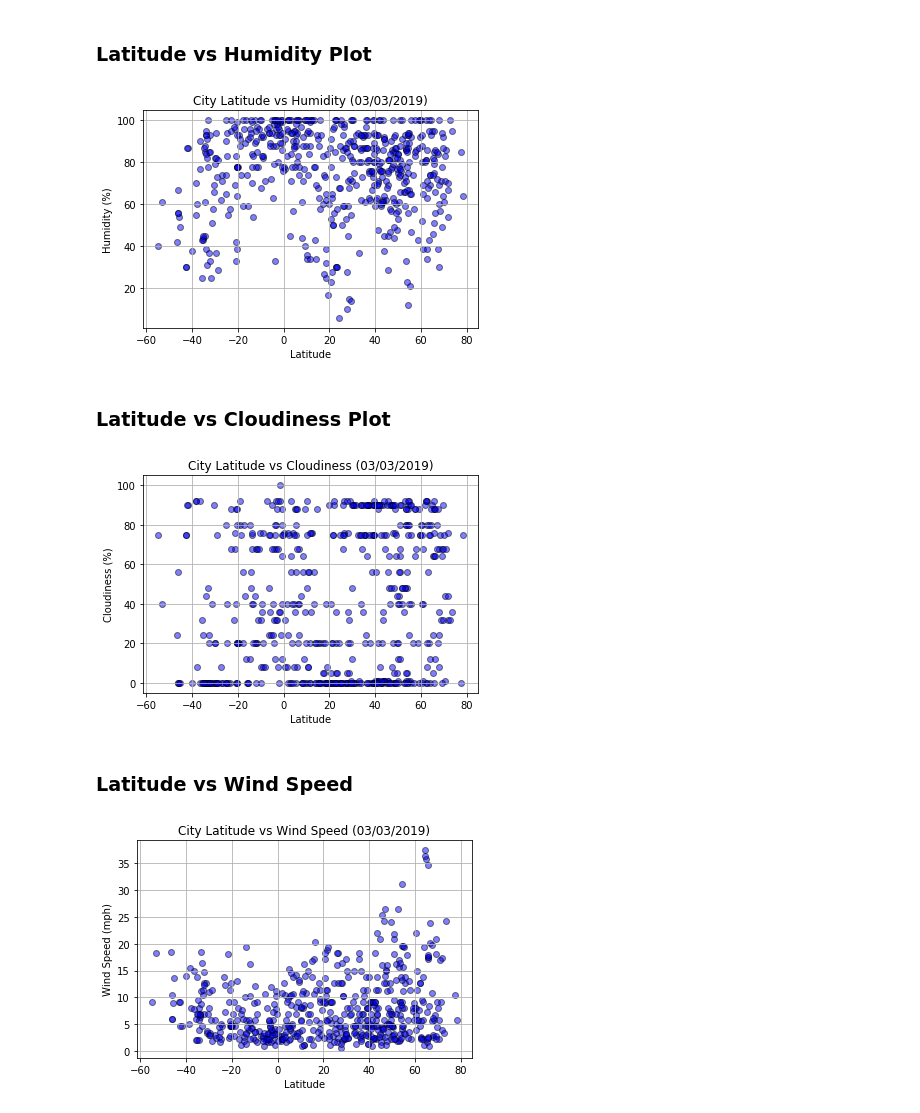
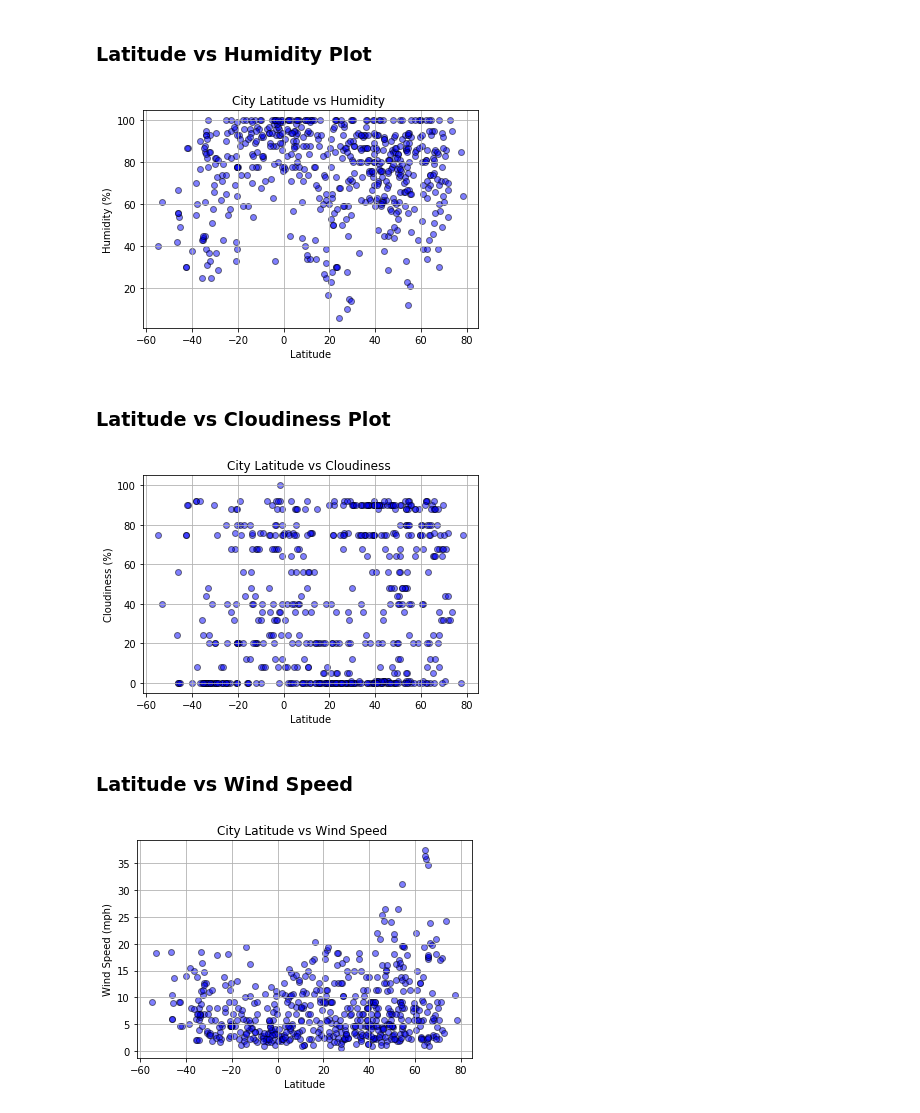
Before and after one commit to AshleyMcGee/api_homework, a Jupyter notebook: weatherpy_homework.ipynb, the cells around one changed output. Cells and saved outputs as stored; diff of their text form; code cells hidden in the pictures.

```diff
--- a/weatherpy_homework.ipynb
+++ b/weatherpy_homework.ipynb
@@ -144,8 +146,7 @@ with open(output_data_file, 'w') as f:
 # %%
 #display the dataframe
 
-file = pd.read_csv('cities.csv')
-df = pd.DataFrame(file)
+df = pd.DataFrame(city_weathers)
 weather_df = df.dropna()
 weather_df.count()
 # %% [output]
@@ -189,15 +194,16 @@ plt.show()
 # %%
 lat_humid_data = weather_df.groupby('city').mean()
 x_axis_humid = lat_humid_data['latitude']
 y_axis_humid = lat_humid_data['humidity']
 plt.scatter(x_axis_humid, y_axis_humid, color='blue', edgecolor="black", alpha=0.5)
 plt.xlabel("Latitude")
 plt.ylabel("Humidity (%)")
-plt.title("City Latitude vs Humidity (03/03/2019)")
+plt.title("City Latitude vs Humidity ")
 plt.grid()
+plt.savefig("citylathumid.png")
 plt.show()
 # %% [output]
-[figure, old version]
+[figure, new version]
 # %% [markdown]
 <h3>Latitude vs Cloudiness Plot</h3>
 # %%
@@ -207,11 +213,12 @@ y_axis_clouds = lat_clouds_data['cloudiness']
 plt.scatter(x_axis_clouds, y_axis_clouds, color='blue', edgecolor="black", alpha=0.5)
 plt.xlabel("Latitude")
 plt.ylabel("Cloudiness (%)")
-plt.title("City Latitude vs Cloudiness (03/03/2019)")
+plt.title("City Latitude vs Cloudiness ")
 plt.grid()
+plt.savefig("citylatclouds.png")
 plt.show()
 # %% [output]
-[figure, old version]
+[figure, new version]
 # %% [markdown]
 <h3>Latitude vs Wind Speed</h3>
 # %%
@@ -221,8 +228,9 @@ y_axis_wind = lat_wind_data['wind speed']
 plt.scatter(x_axis_wind, y_axis_wind, color='blue', edgecolor="black", alpha=0.5)
 plt.xlabel("Latitude")
 plt.ylabel("Wind Speed (mph)")
-plt.title("City Latitude vs Wind Speed (03/03/2019)")
+plt.title("City Latitude vs Wind Speed ")
 plt.grid()
+plt.savefig("citylatwinds.png")
 plt.show()
 # %% [output]
-[figure, old version]
+[figure, new version]
```
Also changed, not shown: parts of 7 cells of this notebook.
